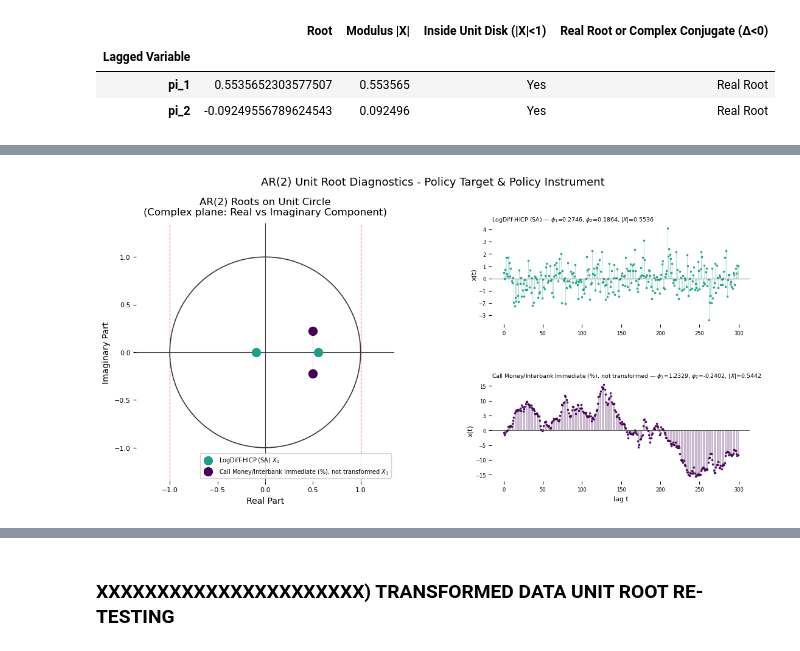
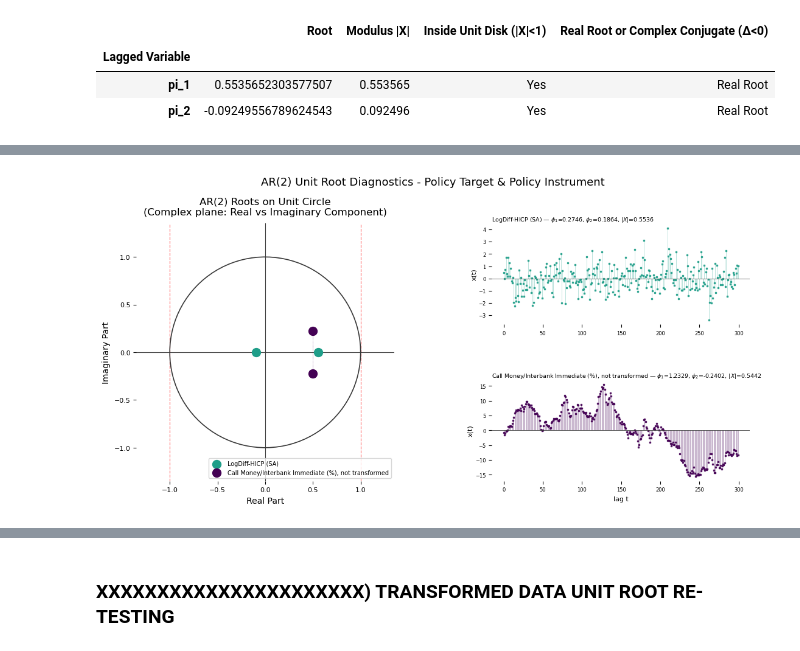
Before and after one commit to EliaLand/Policy_Target_RegimeSwitchingPersistence, a Jupyter notebook: Module3_ar_analysis.ipynb, the cells around one changed output, grey strips where cells are left out. Saved outputs shown, nothing was run; the diff lists cells and outputs as text; code cells hidden in the pictures.

```diff
--- a/Module3_ar_analysis.ipynb
+++ b/Module3_ar_analysis.ipynb
@@ -946,7 +949,7 @@ i_AR2_roots
 | i_1 | (0.4963428697748463+0.22312277411... | 0.544187 | Yes | Complex conjugate |
 | i_2 | (0.4963428697748463-0.22312277411... | 0.544187 | Yes | Complex conjugate |
 # %%
-# AR(2) Unit-Root Plotting
+# AR(2) Unit-Root Circle Plotting
 # (!!!) Pretty much the same thing as for AR(1) but i need to specify the variables differently because now they are saved in two different dfs while before they were incorporated in the same adf/pp df
 
 # General settings & Parameters
@@ -991,7 +994,7 @@ for i, (roots, var, col) in enumerate(zip(all_roots, core_variables, colors)):
             r.real, r.imag,
             color=col, s=100, zorder=4, linewidths=1.0,
 # (!!!) "_nolegend_" is fire, it removes the legend without using an if clause
-            label=f"{var} $X_{j+1}$" if j == 0 else "_nolegend_"
+            label=f"{var}" if j == 0 else "_nolegend_"
         )
 # Exception for conjugates pairs
 # (!!!) We connect the two opposite solutions with a dot line
@@ -1053,31 +1056,31 @@ for i, (var, (phi1, phi2), col, roots) in enumerate(zip(core_variables, ar2_para
         markerfmt="s",
         basefmt=" "
     )
     plt.setp(stemlines,  lw=0.4, alpha=0.5, color=col)
     plt.setp(markerline, markersize=2.0, color=col, alpha=0.85)
 # Horizontal zero line
     ax.axhline(0, color="#393939", lw=0.6)
 # Cosmetics
 # Modulus of the first root (both share same modulus for conjugate pairs)
     mod = abs(roots[0])
     ax.set_title(
         f"{var} — $\phi_1$={phi1:.4f}, $\phi_2$={phi2:.4f}, $|X|$={mod:.4f}",
         fontsize=6.8, loc="left", pad=3
     )
 # ylabel: x(t)
     ax.set_ylabel("x(t)", fontsize=8, labelpad=2)
     ax.tick_params(labelsize=6)
     for spine in ax.spines.values():
         spine.set_visible(False)
 # xlabel (we only plot the x label on the last bottom subplot)
     if i == len(core_variables) - 1:
         ax.set_xlabel("lag t", fontsize=8)
 
 
 
 
 
 plt.suptitle("AR(2) Unit Root Diagnostics - Policy Target & Policy Instrument", fontsize=13, y=1.02)
 plt.show()
 # %% [output]
-[figure, old version]
+[figure, new version]
```
Also changed, not shown: parts of 4 cells of this notebook, 1 other file.
